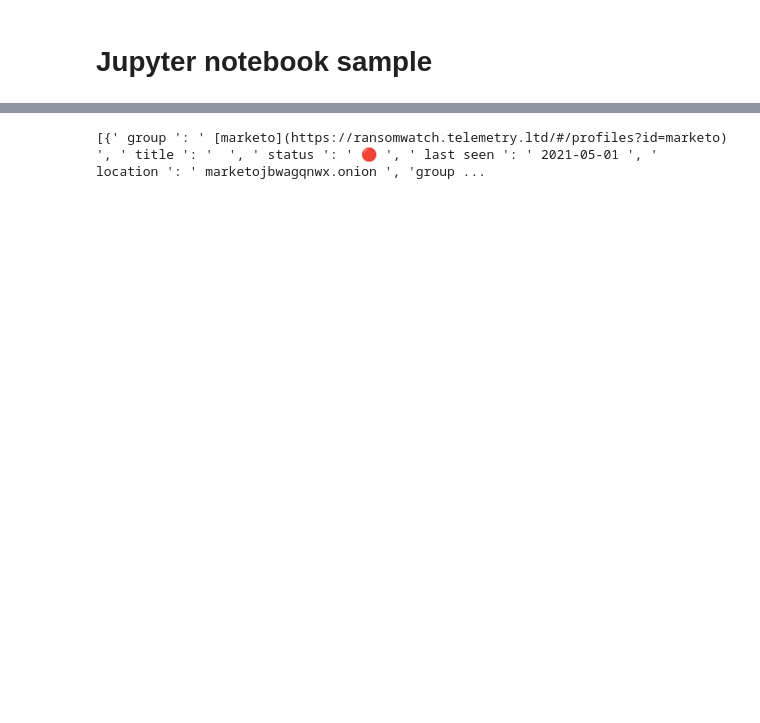
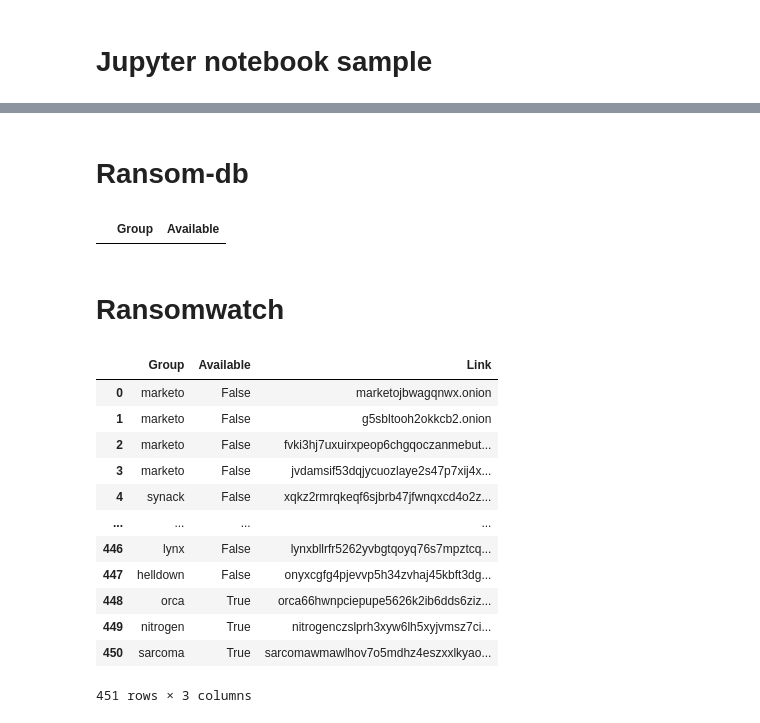
Before and after one commit to kilianfriedrich/darknet-seminar, a Jupyter notebook: simple.ipynb, the cells around one changed output, grey strips where cells are left out. Drawn from its saved outputs; the diff is of its cells as text; code cells hidden in the pictures; blank space fills up the shorter version.

```diff
--- a/simple.ipynb
+++ b/simple.ipynb
@@ -74,20 +181,68 @@ print(reddit2024)
+# %% [markdown]
+# Ransom-db
+# %%
+import bs4
+
+ransomdb = { 'Group': [], 'Available': [] }
+with open("data/ransomdb.html") as f:
+    ransomdb_soup = bs4.BeautifulSoup(f.read())
+    ransomdb_soup = ransomdb_soup.find('tbody')
+    ransomdb_soup = ransomdb_soup.css.select('tr:not(:first-child)')
+
+    for row in ransomdb_soup:
+        badge = row.css.select_one('.badge')
+        if badge is None:
+            continue
+        name = row.css.select_one('td:nth-child(2)')
+        #ransomdb['Group'].append(name.text)
+        #ransomdb['Available'].append('Online' in badge.text)
+
+ransomdb = pd.DataFrame(ransomdb)
+ransomdb
+# %% [output]
+|  | Group | Available |
+# %% [markdown]
+# Ransomwatch
 # %%
 import csv
 
 ransomwatch_md = s.get('https://ransomwatch.telemetry.ltd/INDEX.md').text
 lines = ransomwatch_md.splitlines()[2:-1]
 lines.pop(1) # Header-Endzeile entfernen
 lines = [line.strip('|') for line in lines] # '|' Am Anfang und Ende der Zeile entfernen
 
 ransomwatch_reader = csv.DictReader(lines, delimiter='|')
 
-ransomwatch = []
+ransomwatch = { 'Group': [], 'Available': [], 'Link': [] }
 for row in ransomwatch_reader:
-    parsed_name = re.search(r"(\[[^]]*])(\([^)]*\))", row[' group '])
-    if parsed_name is not None:
-        row['group'] = parsed_name.group(1)
-    ransomwatch.append(row)
+    if len(row[' group '].strip()) == 0:
+        continue
+    parsed_name = re.search(r"\[([^]]*)]\(([^)]*)\)", row[' group '])
+    ransomwatch['Group'].append(parsed_name.group(1))
+    ransomwatch['Link'].append(row[' location '])
+    if row[' status '] is not None:
+        ransomwatch['Available'].append('🟢' in row[' status '])
+    else:
+        try:
+            s.get(row[' location '])
+            ransomwatch['Available'].append(True)
+        except:
+            ransomwatch['Available'].append(False)
 
-print(ransomwatch)
+
+ransomwatch = pd.DataFrame(ransomwatch)
+ransomwatch
 # %% [output]
+|  | Group | Available | Link |
+| 0 | marketo | False | marketojbwagqnwx.onion |
+| 1 | marketo | False | g5sbltooh2okkcb2.onion |
+| 2 | marketo | False | fvki3hj7uxuirxpeop6chgqoczanmebut... |
+| 3 | marketo | False | jvdamsif53dqjycuozlaye2s47p7xij4x... |
+| 4 | synack | False | xqkz2rmrqkeqf6sjbrb47jfwnqxcd4o2z... |
+| ... | ... | ... | ... |
+| 446 | lynx | False | lynxbllrfr5262yvbgtqoyq76s7mpztcq... |
+| 447 | helldown | False | onyxcgfg4pjevvp5h34zvhaj45kbft3dg... |
+| 448 | orca | True | orca66hwnpciepupe5626k2ib6dds6ziz... |
+| 449 | nitrogen | True | nitrogenczslprh3xyw6lh5xyjvmsz7ci... |
+| 450 | sarcoma | True | sarcomawmawlhov7o5mdhz4eszxxlkyao... |
-[{' group ': ' [marketo](https://ransomwatch.telemetry.ltd/#/profiles?id=marketo) ', ' title ': '  ', ' status ': ' 🔴 ', ' last seen ': ' 2021-05-01 ', ' location ': ' marketojbwagqnwx.onion ', 'group ...
+451 rows × 3 columns
```
Also changed, not shown: parts of 17 cells of this notebook, 4 other files.
